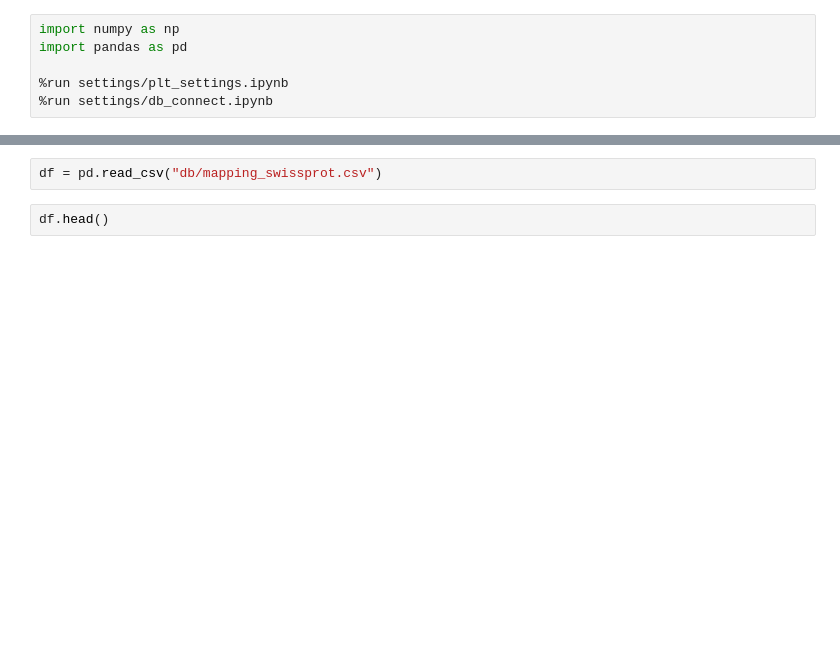
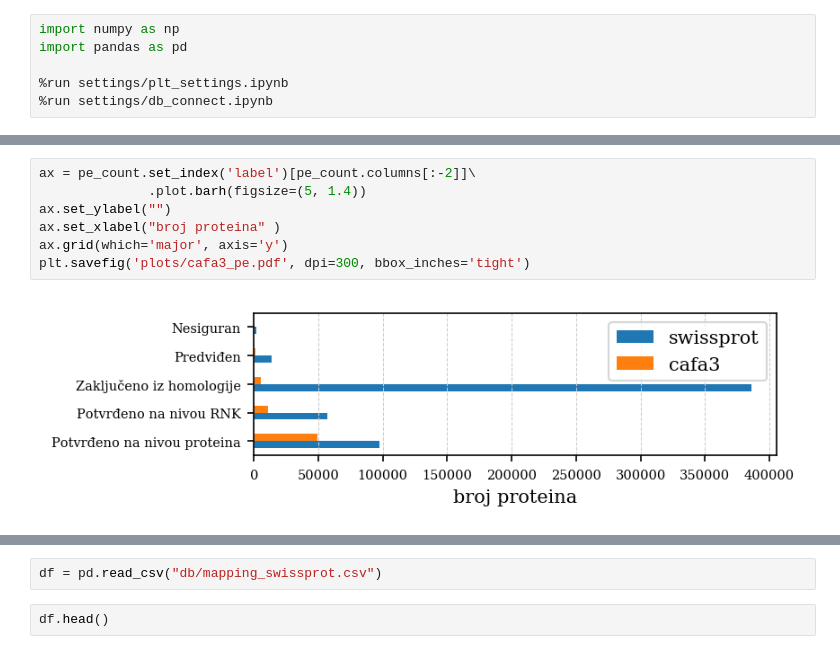
Before and after one commit to gvinterhalter/MASTER2, a Jupyter notebook: analiza_swissprot.ipynb, the cells around one changed output, grey strips where cells are left out. Saved outputs shown, nothing was run; the diff lists cells and outputs as text; blank space fills up the shorter version.

```diff
--- a/analiza_swissprot.ipynb
+++ b/analiza_swissprot.ipynb
@@ -42 +65,10 @@ pe_df
+# %%
+ax = pe_count.set_index('label')[pe_count.columns[:-2]]\
+              .plot.barh(figsize=(5, 1.4))
+ax.set_ylabel("")
+ax.set_xlabel("broj proteina" )
+ax.grid(which='major', axis='y')
+plt.savefig('plots/cafa3_pe.pdf', dpi=300, bbox_inches='tight')
+# %% [output]
+[figure, added]
 # %%
```
Also changed, not shown: parts of 6 cells of this notebook, 55 other files.
